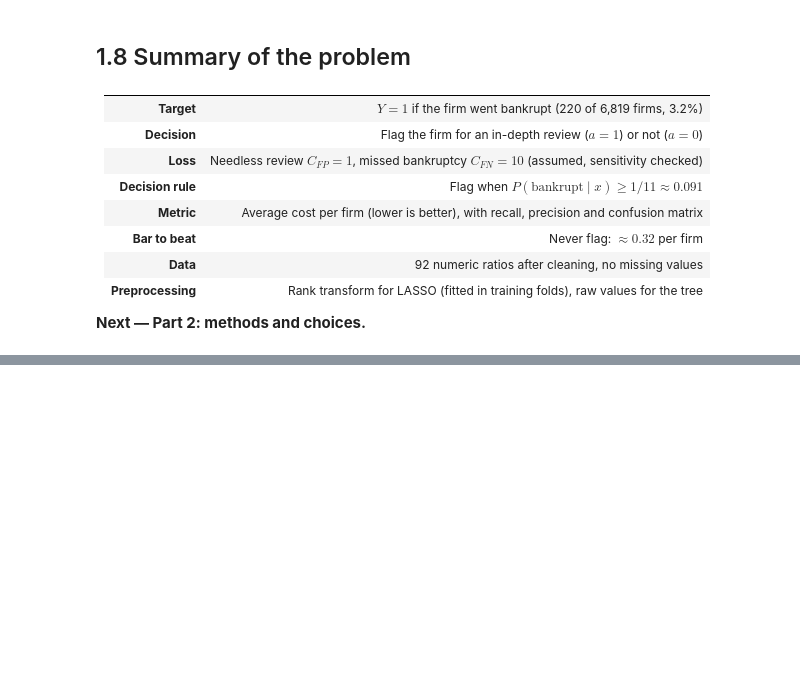
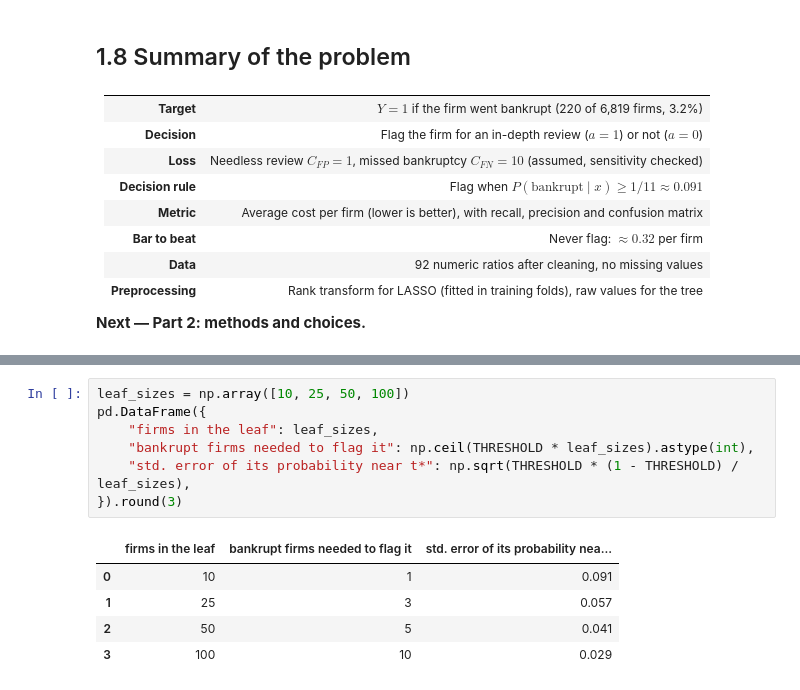
Before and after one commit to SARx613/Augmented-Decision-Final-Project, a Jupyter notebook: bankruptcy_prediction.ipynb, the cells around one changed output, grey strips where cells are left out. Cells and saved outputs as stored; diff of their text form; blank space fills up the shorter version.

```diff
--- a/bankruptcy_prediction.ipynb
+++ b/bankruptcy_prediction.ipynb
@@ -428,0 +572,13 @@ These drops look only at column contents, never at the target. Doing them once,
+# %%
+leaf_sizes = np.array([10, 25, 50, 100])
+pd.DataFrame({
+    "firms in the leaf": leaf_sizes,
+    "bankrupt firms needed to flag it": np.ceil(THRESHOLD * leaf_sizes).astype(int),
+    "std. error of its probability near t*": np.sqrt(THRESHOLD * (1 - THRESHOLD) / leaf_sizes),
+}).round(3)
+# %% [output]
+|  | firms in the leaf | bankrupt firms needed to flag it | std. error of its probability nea... |
+| 0 | 10 | 1 | 0.091 |
+| 1 | 25 | 3 | 0.057 |
+| 2 | 50 | 5 | 0.041 |
+| 3 | 100 | 10 | 0.029 |
```
Also changed, not shown: parts of 20 cells of this notebook.
